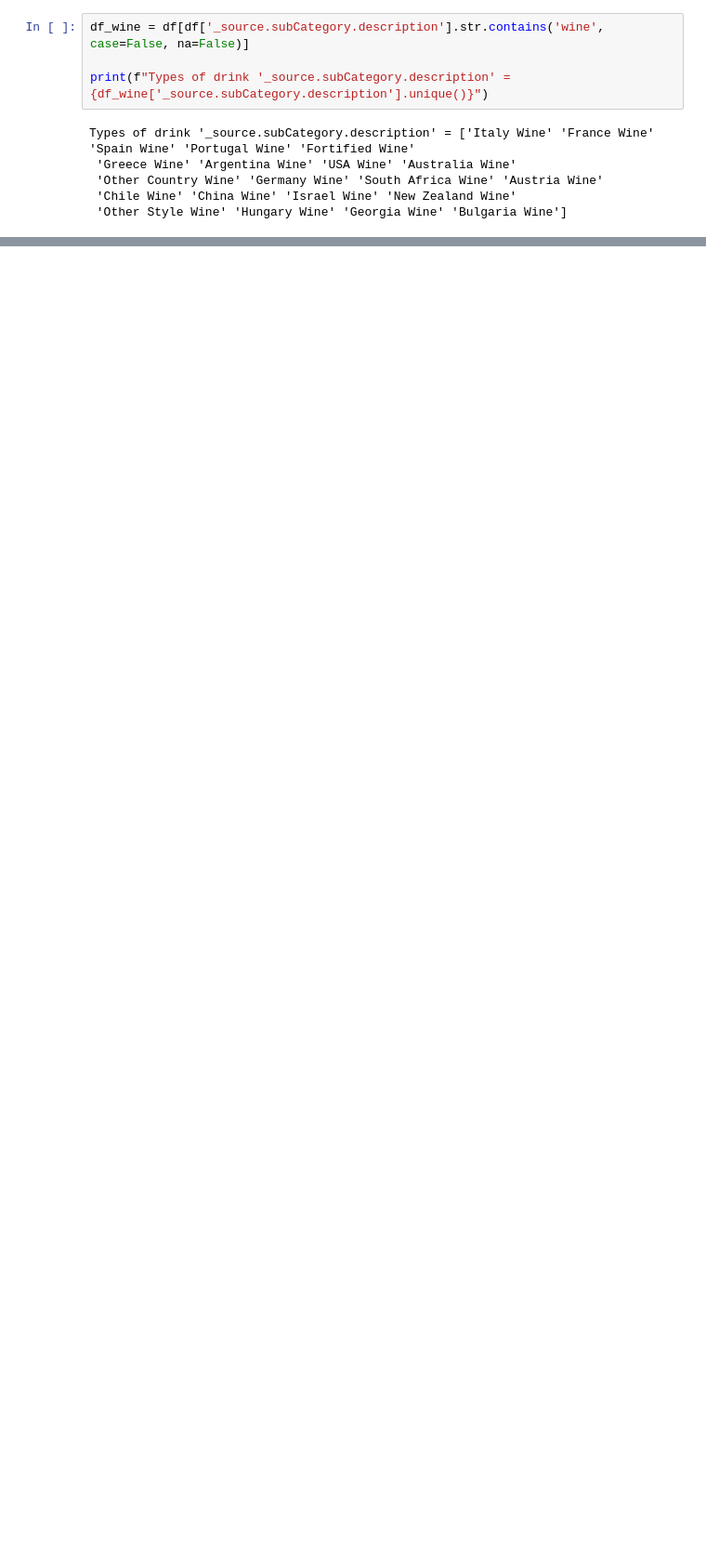
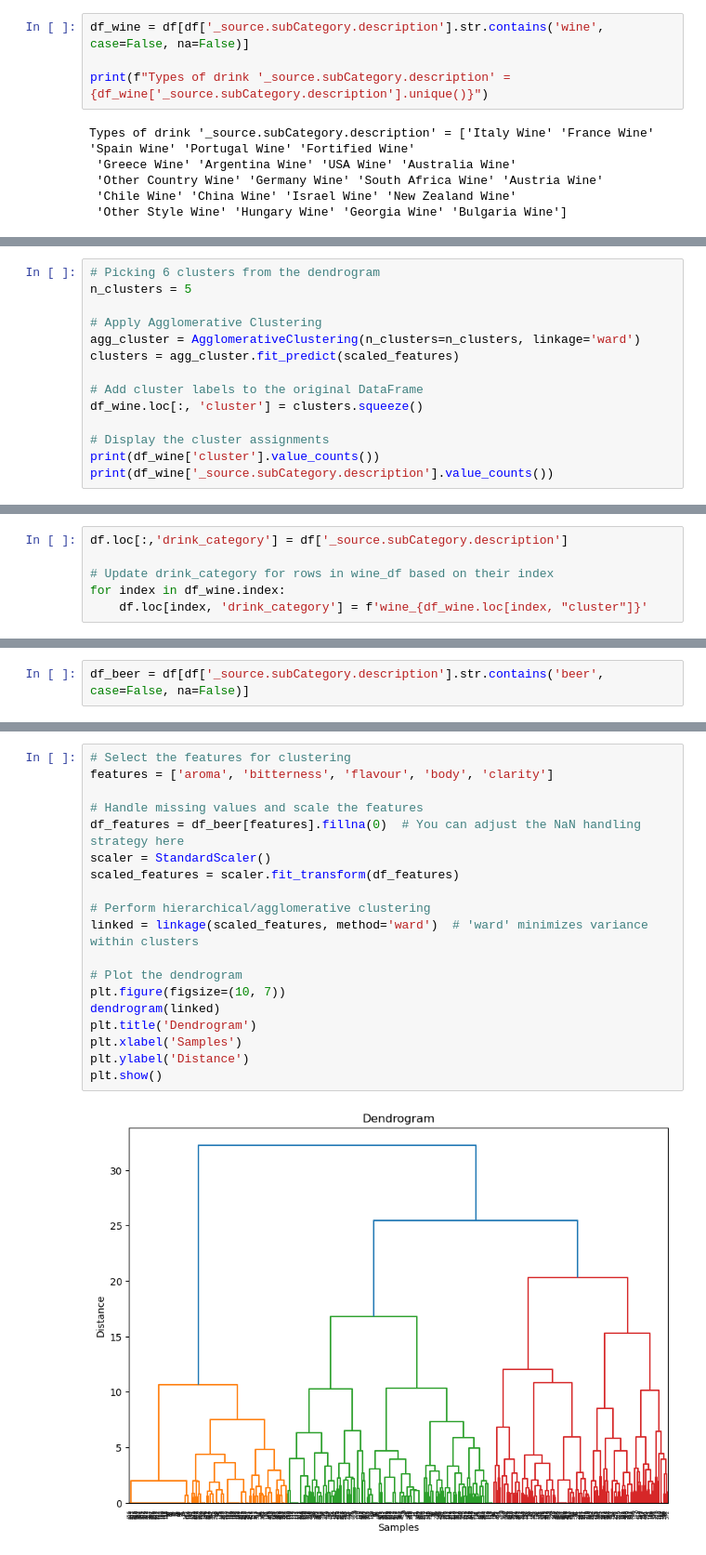
Before and after one commit to johann997/BCL_WebScrape, a Jupyter notebook: src/BLCWebScrape/FeatureImportance.ipynb, the cells around one changed output, grey strips where cells are left out. Shown at 93% size. Cells and saved outputs as stored; diff of their text form; blank space fills up the shorter version.

```diff
--- a/src/BLCWebScrape/FeatureImportance.ipynb
+++ b/src/BLCWebScrape/FeatureImportance.ipynb
@@ -110,0 +148,14 @@ Types of drink '_source.subCategory.description' = ['Italy Wine' 'France Wine' '
+# %%
+# Picking 6 clusters from the dendrogram
+n_clusters = 5
+
+# Apply Agglomerative Clustering
+agg_cluster = AgglomerativeClustering(n_clusters=n_clusters, linkage='ward')
+clusters = agg_cluster.fit_predict(scaled_features)
+
+# Add cluster labels to the original DataFrame
+df_wine.loc[:, 'cluster'] = clusters.squeeze()
+
+# Display the cluster assignments
+print(df_wine['cluster'].value_counts())
+print(df_wine['_source.subCategory.description'].value_counts())
@@ -110,0 +211,6 @@ Types of drink '_source.subCategory.description' = ['Italy Wine' 'France Wine' '
+# %%
+df.loc[:,'drink_category'] = df['_source.subCategory.description']
+
+# Update drink_category for rows in wine_df based on their index
+for index in df_wine.index:
+    df.loc[index, 'drink_category'] = f'wine_{df_wine.loc[index, "cluster"]}'
@@ -110,0 +406,2 @@ Types of drink '_source.subCategory.description' = ['Italy Wine' 'France Wine' '
+# %%
+df_beer = df[df['_source.subCategory.description'].str.contains('beer', case=False, na=False)]
@@ -110,0 +477,21 @@ Types of drink '_source.subCategory.description' = ['Italy Wine' 'France Wine' '
+# %%
+# Select the features for clustering
+features = ['aroma', 'bitterness', 'flavour', 'body', 'clarity']
+
+# Handle missing values and scale the features
+df_features = df_beer[features].fillna(0)  # You can adjust the NaN handling strategy here
+scaler = StandardScaler()
+scaled_features = scaler.fit_transform(df_features)
+
+# Perform hierarchical/agglomerative clustering
+linked = linkage(scaled_features, method='ward')  # 'ward' minimizes variance within clusters
+
+# Plot the dendrogram
+plt.figure(figsize=(10, 7))
+dendrogram(linked)
+plt.title('Dendrogram')
+plt.xlabel('Samples')
+plt.ylabel('Distance')
+plt.show()
+# %% [output]
+[figure, added]
```
Also changed, not shown: parts of 39 cells of this notebook.
